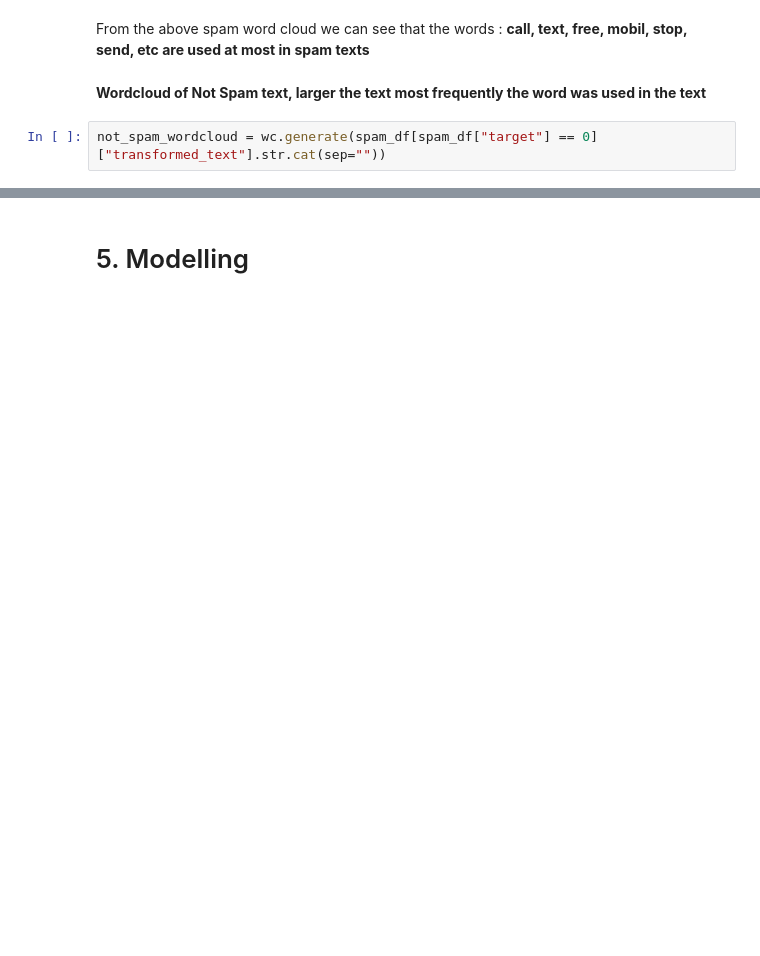
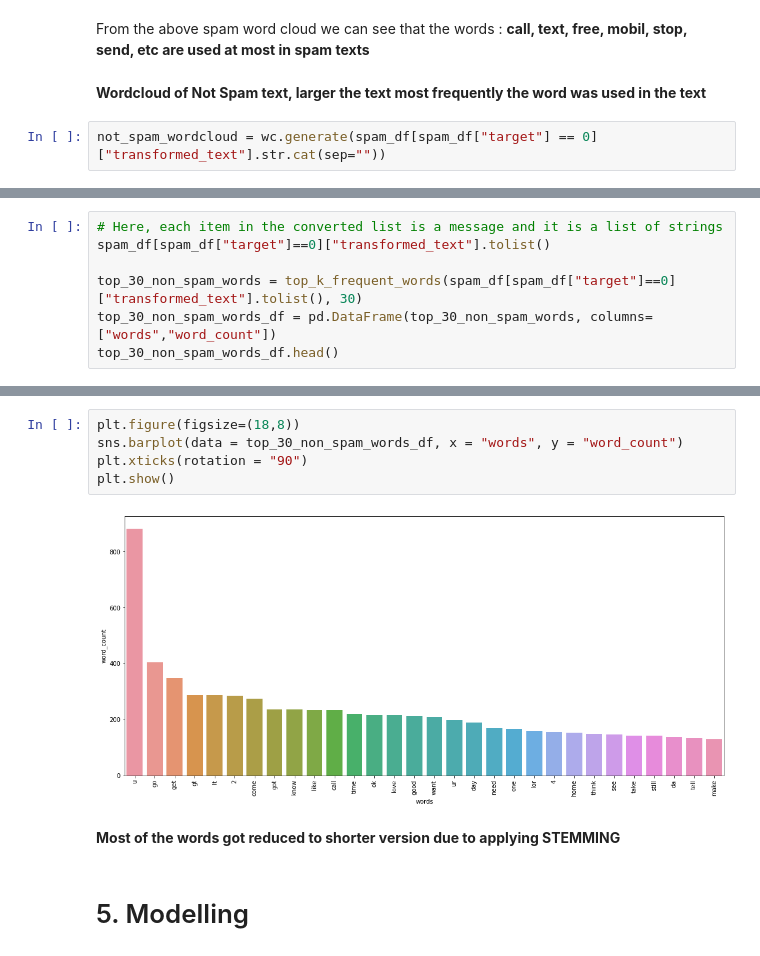
Before and after one commit to subratamondal1/Spam-Detection-System, a Jupyter notebook: Spam Detection System.ipynb, the cells around one changed output, grey strips where cells are left out. Drawn from its saved outputs; the diff is of its cells as text; blank space fills up the shorter version.

```diff
--- a/Spam Detection System.ipynb
+++ b/Spam Detection System.ipynb
@@ -545,0 +582,7 @@ From the above spam word cloud we can see that the words : **u go, time, come, g
+# %%
+# Here, each item in the converted list is a message and it is a list of strings
+spam_df[spam_df["target"]==0]["transformed_text"].tolist()
+
+top_30_non_spam_words = top_k_frequent_words(spam_df[spam_df["target"]==0]["transformed_text"].tolist(), 30)
+top_30_non_spam_words_df = pd.DataFrame(top_30_non_spam_words, columns=["words","word_count"])
+top_30_non_spam_words_df.head()
@@ -546,2 +596,11 @@ From the above spam word cloud we can see that the words : **u go, time, come, g
+# %%
+plt.figure(figsize=(18,8))
+sns.barplot(data = top_30_non_spam_words_df, x = "words", y = "word_count")
+plt.xticks(rotation = "90")
+plt.show()
+# %% [output]
+[figure, added]
+# %% [markdown]
+**Most of the words got reduced to shorter version due to applying STEMMING**
 # %% [markdown]
 # 5. Modelling
```
Also changed, not shown: parts of 39 cells of this notebook, 4 other files.
